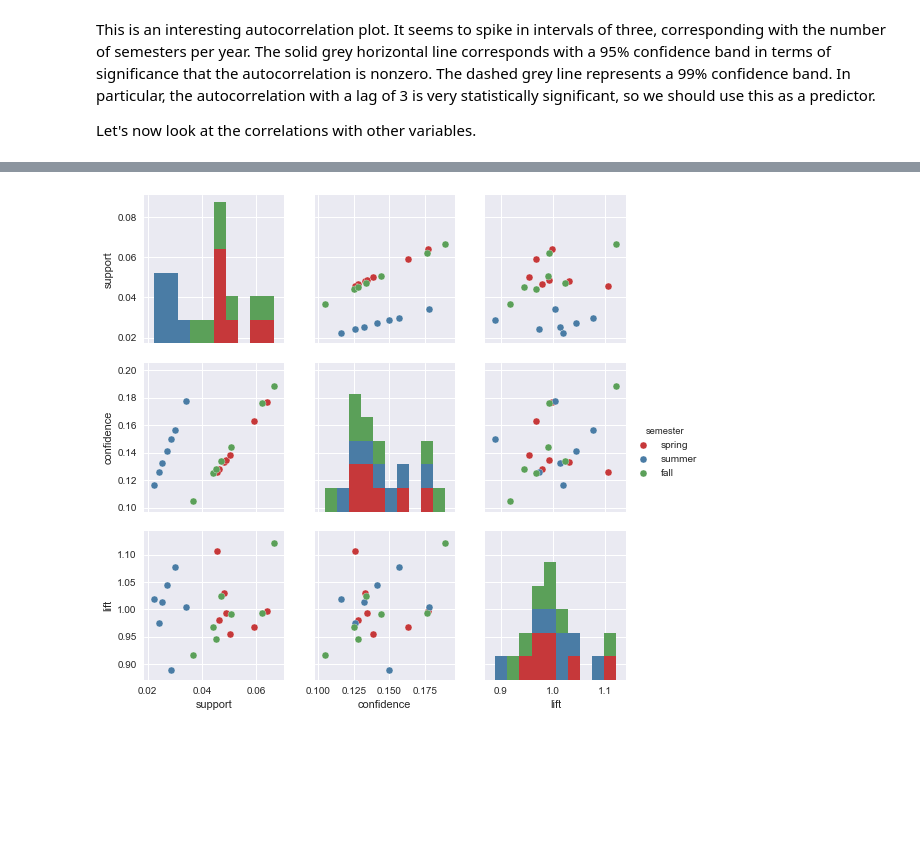
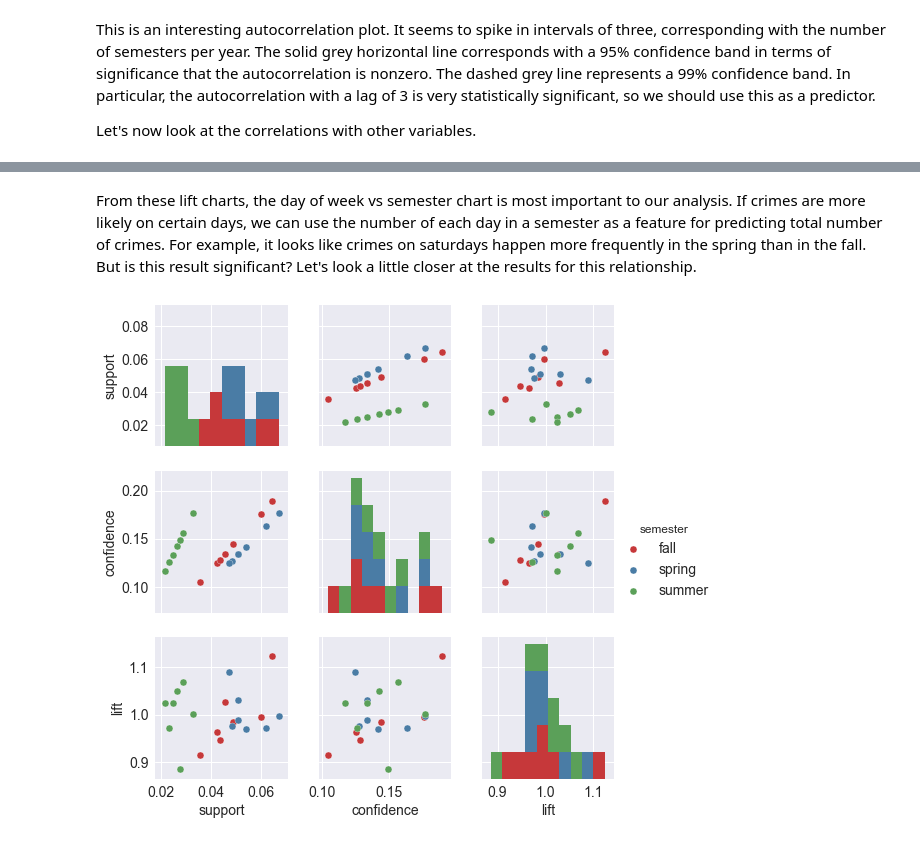
Before and after one commit to pspratling/Forecasting-Crime-around-the-Georgia-Tech-Campus, a Jupyter notebook: Project/Exploratory Data Analysis.ipynb, the cells around one changed output, grey strips where cells are left out. Saved outputs shown, nothing was run; the diff lists cells and outputs as text; code cells hidden in the pictures; blank space fills up the shorter version.

```diff
--- a/Project/Exploratory Data Analysis.ipynb
+++ b/Project/Exploratory Data Analysis.ipynb
@@ -1,19 +1,33 @@
 # %%
 import pandas as pd
 import matplotlib.pyplot as plt
+import matplotlib as mpl
 import seaborn as sns
 import numpy as np
+import scipy.stats as stats
 import mplleaflet
 %matplotlib inline
 plt.style.use('seaborn')
 sns.set_palette(sns.color_palette("Set1", n_colors=7, desat=0.7))
+
+#setting matplotlib parameters
+params = {'axes.titlesize':'20',
+          'xtick.labelsize':'14',
+          'ytick.labelsize':'14',
+         'axes.labelsize': '14',
+         'legend.fontsize': '14'}
+mpl.rcParams.update(params)
 # %% [markdown]
 # Importing Data
 
 We will only look at crime from 2010-2017 as 2018 is not complete yet.
 # %%
 c = pd.read_csv('../Data/crime_data_clean.csv', index_col='time', parse_dates=True)
-c = c[c.year != 2018]
+
+#setting semester as categorical datatype to maintain correct order
+c['semester'] = c['semester'].astype(pd.api.types.CategoricalDtype(
+    categories=['spring', 'summer', 'fall'], ordered=True))
+
 c.head()
 # %% [output]
 |  | code | description | disposition | location | patrol_zone | landmark | lat | long | year | ... |
@@ -248,7 +246,7 @@ plt.show()
 def apriori(df, col1, col2):
     """
     takes in the crime dataframe and two column names
-    returns a dataframe with the order 2 apriori calculations
+    returns a dataframe with the order 2 association rules
     indexed based on given column names
     """
     n = len(df)
@@ -270,6 +268,7 @@ def apriori(df, col1, col2):
     lifts = pd.Series(lifts)
     associations = pd.concat([supports_combined, confidences, lifts], axis=1)
     associations.columns = ['support', 'confidence', 'lift']
+    associations.index.names = [col1, col2]
 
     return associations
 
@@ -282,10 +281,11 @@ def plot_lift(df, ax, kind='line'):
     """
     x = df.index.get_level_values(1)
     xlim = (x.min(), x.max())
-    f = df['lift'].unstack(0).plot(kind=kind, xlim=xlim, ax=ax)
+    lift_fig = df['lift'].unstack(0).plot(kind=kind, xlim=xlim, ax=ax)
     if df.index.names[0] == 'semester':
         ax.legend(['spring', 'summer', 'fall'])
     ax.axhline(1, color='black')
     ax.set_ylabel('lift')
-    return f
+
+    return lift_fig
 # %%
@@ -309,8 +309,10 @@ plt.show()
+# %% [markdown]
+From these lift charts, the day of week vs semester chart is most important to our analysis. If crimes are more likely on certain days, we can use the number of each day in a semester as a feature for predicting total number of crimes. For example, it looks like crimes on saturdays happen more frequently in the spring than in the fall. But is this result significant? Let's look a little closer at the results for this relationship.
 # %%
 f = apriori(c, 'semester', 'day_of_week')
 f = f.reset_index()
-f['semester'] = f['semester'].map(dict(zip([0,1,2], semester_names)))
+f['semester'] = f['semester']
 sns.pairplot(f, vars=['support', 'confidence', 'lift'], hue='semester')
 plt.show()
 # %% [output]
-[figure, old version]
+[figure, new version]
```
Also changed, not shown: parts of 24 cells of this notebook, 4 other files.
